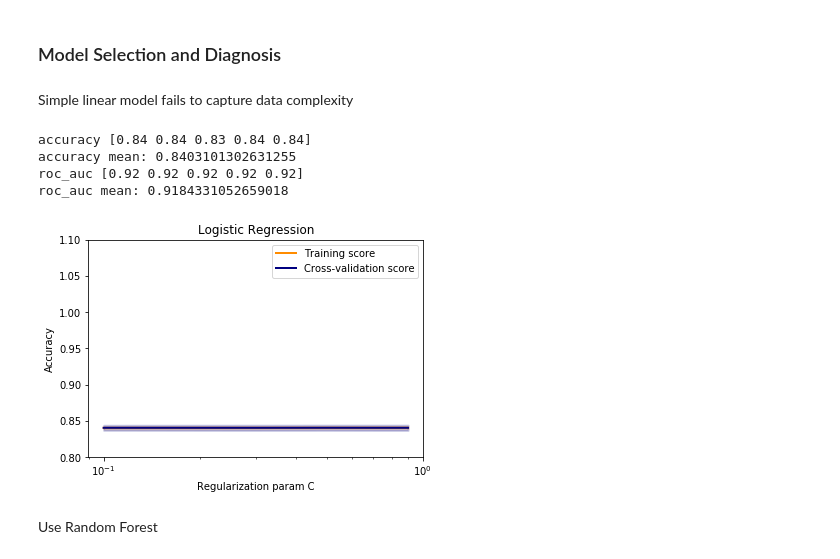
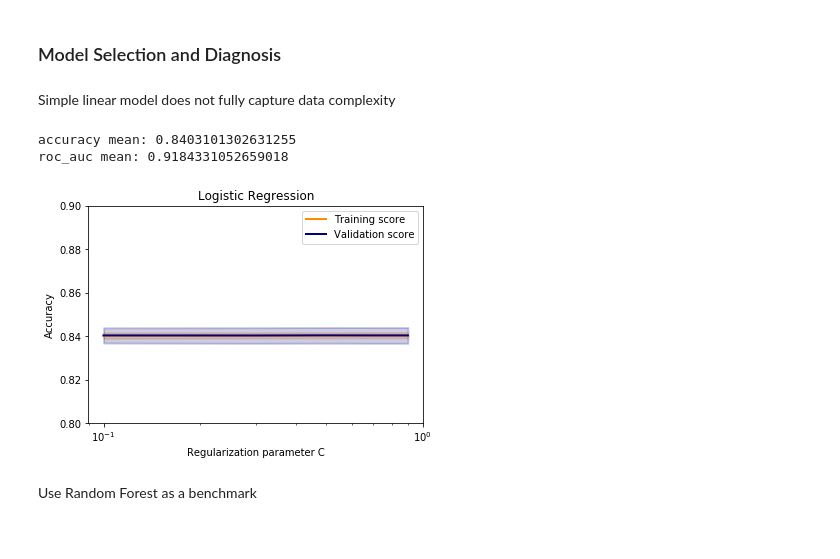
Before and after one commit to vijayoct27/physics-churn, a Jupyter notebook: inspire_model.ipynb, the cells around one changed output. Drawn from its saved outputs; the diff is of its cells as text; code cells hidden in the pictures.

```diff
--- a/inspire_model.ipynb
+++ b/inspire_model.ipynb
@@ -119,21 +85,21 @@ sns.set_style({'xtick.bottom': True}, {'ytick.left': True})
 
 # Plot Spearman Correlation matrix
 
-#fig, ax2 = plt.subplots(figsize=(11, 15))
+fig, ax2 = plt.subplots(figsize=(11, 15))
 
-#spearman_heatmap = sns.heatmap(spearman_corr,
-#                     square = True,
-#                      linewidths = .5,
-#                      cmap = 'coolwarm',
-#                      cbar_kws = {'shrink': .4,
-#                                'ticks' : [-1, -.5, 0, 0.5, 1]},
-#                      vmin = -1,
-#                      vmax = 1,
-#                      annot = True,
-#                      annot_kws = {'size': 12})
-#ax2.set_yticklabels(spearman_corr.columns, rotation = 0)
-#ax2.set_xticklabels(spearman_corr.columns)
-#ax2.set_title('Spearman correlation matrix')
-#sns.set_style({'xtick.bottom': True}, {'ytick.left': True})
+spearman_heatmap = sns.heatmap(spearman_corr,
+                     square = True,
+                      linewidths = .5,
+                      cmap = 'coolwarm',
+                      cbar_kws = {'shrink': .4,
+                                'ticks' : [-1, -.5, 0, 0.5, 1]},
+                      vmin = -1,
+                      vmax = 1,
+                      annot = True,
+                      annot_kws = {'size': 12})
+ax2.set_yticklabels(spearman_corr.columns, rotation = 0)
+ax2.set_xticklabels(spearman_corr.columns)
+ax2.set_title('Spearman correlation matrix')
+sns.set_style({'xtick.bottom': True}, {'ytick.left': True})
 # %% [output]
 [figure]
@@ -166,46 +137,42 @@ def score_CV(model, data, metric):
     print(metric, 'mean:', np.mean(score))
 # %% [markdown]
-Simple linear model fails to capture data complexity
+Simple linear model does not fully capture data complexity
-# %%
-logreg = LogisticRegression(solver='newton-cg', C=0.5)
-score_CV(logreg, X, 'accuracy')
-score_CV(logreg, X, 'roc_auc')
-# %% [output]
-accuracy [0.84 0.84 0.83 0.84 0.84]
-accuracy mean: 0.8403101302631255
-roc_auc [0.92 0.92 0.92 0.92 0.92]
-roc_auc mean: 0.9184331052659018
 # %%
-logreg = LogisticRegression(solver='newton-cg')
+logreg = LogisticRegression(solver='newton-cg', C=0.5)
+score_CV(logreg, X, 'accuracy')
+score_CV(logreg, X, 'roc_auc')
+
 param_range = np.arange(0.1,1.1,0.2)
 train_scores, valid_scores = validation_curve(logreg, X, y, 'C', param_range, cv=5)
 
 train_scores_mean = np.mean(train_scores, axis=1)
 train_scores_std = np.std(train_scores, axis=1)
 valid_scores_mean = np.mean(valid_scores, axis=1)
 valid_scores_std = np.std(valid_scores, axis=1)
 
 plt.title("Logistic Regression")
-plt.xlabel('Regularization param C')
+plt.xlabel('Regularization parameter C')
 plt.ylabel("Accuracy")
-plt.ylim(0.8, 1.1)
+plt.ylim(0.8, 0.9)
 lw = 2
 plt.semilogx(param_range, train_scores_mean, label="Training score",
              color="darkorange", lw=lw)
 plt.fill_between(param_range, train_scores_mean - train_scores_std,
                  train_scores_mean + train_scores_std, alpha=0.2,
                  color="darkorange", lw=lw)
-plt.semilogx(param_range, valid_scores_mean, label="Cross-validation score",
+plt.semilogx(param_range, valid_scores_mean, label="Validation score",
              color="navy", lw=lw)
 plt.fill_between(param_range, valid_scores_mean - valid_scores_std,
                  valid_scores_mean + valid_scores_std, alpha=0.2,
                  color="navy", lw=lw)
 plt.legend(loc="best")
 plt.show()
 # %% [output]
+accuracy mean: 0.8403101302631255
+roc_auc mean: 0.9184331052659018
-[figure, old version]
+[figure, new version]
 # %% [markdown]
-Use Random Forest
+Use Random Forest as a benchmark
 # %%
 rf = RandomForestClassifier(n_estimators=50, random_state=0)
 score_CV(rf, X, 'accuracy')
```
Also changed, not shown: parts of 33 cells of this notebook.
